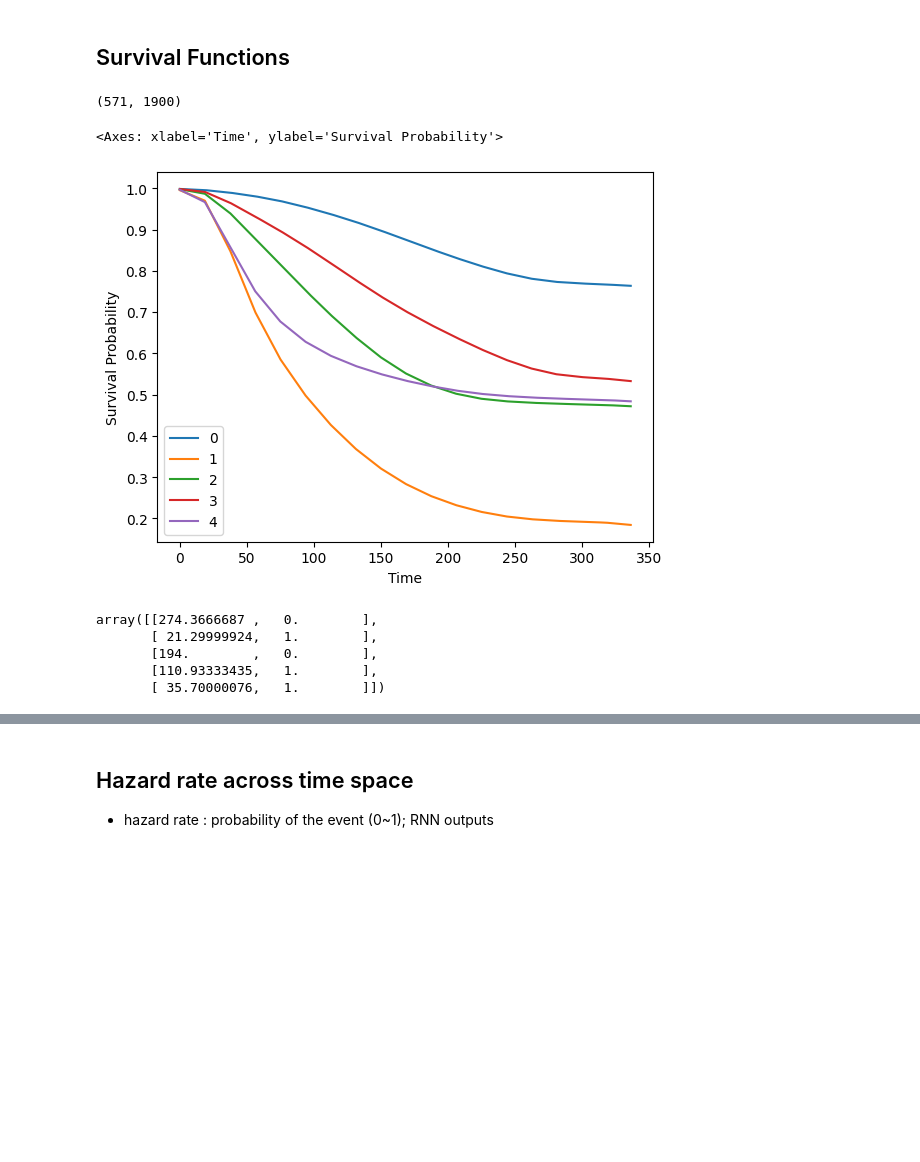
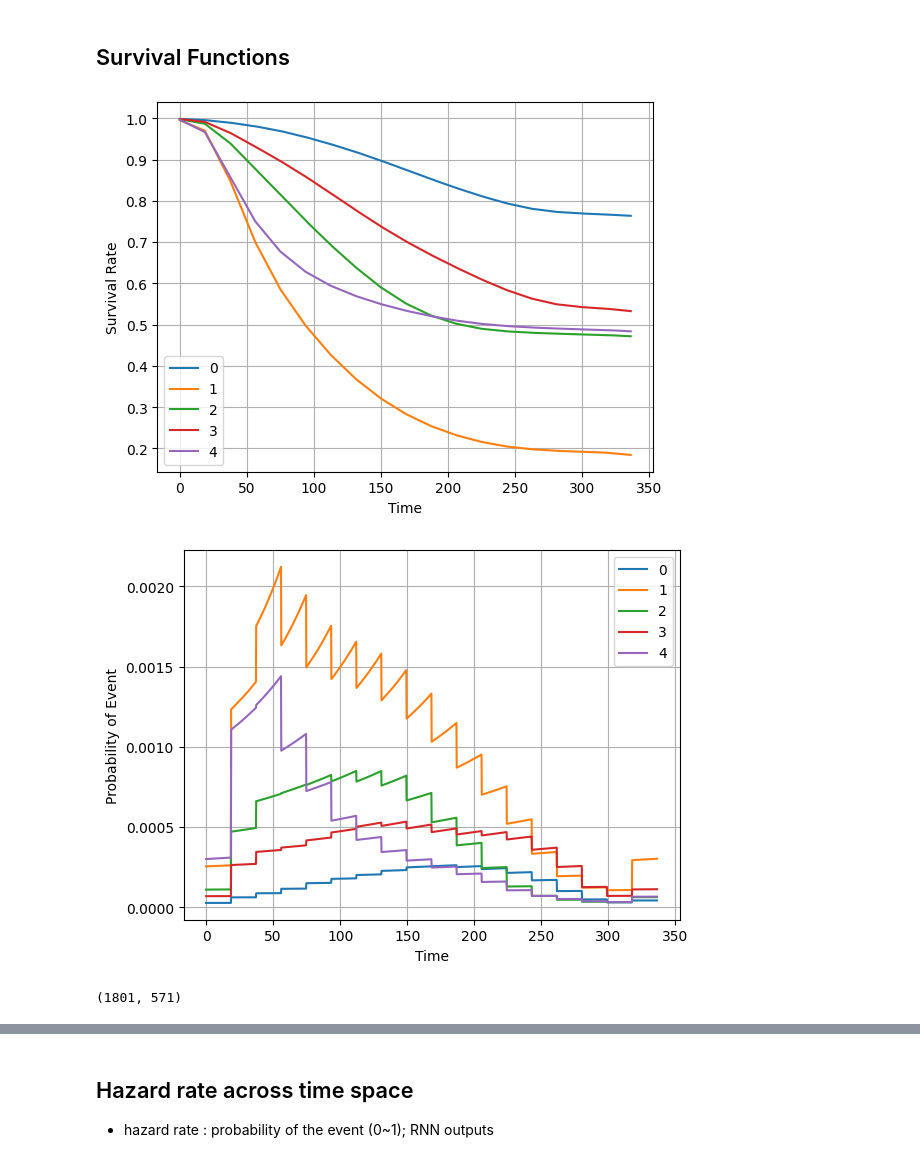
Before and after one commit to youhs4554/TRANS-TFI, a Jupyter notebook: experiments/result_analysis.ipynb, the cells around one changed output, grey strips where cells are left out. Drawn from its saved outputs; the diff is of its cells as text; code cells hidden in the pictures; blank space fills up the shorter version.

```diff
--- a/experiments/result_analysis.ipynb
+++ b/experiments/result_analysis.ipynb
@@ -32,16 +32,10 @@ def inference(model_name, dataset, time_range='full', experiment_root='../experi
     ev.evaluate(surv, x_test, y_test)
     labtrans = trainer.labtrans
 
-    return surv, model, x_test, y_test, labtrans
+    return surv, model, x_test, y_test, labtrans, trainer
 # %%
-surv, model, x_test, y_test, labtrans = inference('BTDSA', dataset='metabric',
+surv, model, x_test, y_test, labtrans, trainer = inference('BTDSA', dataset='metabric',
                                                   experiment_root='../tests' # will be changed to ../experiments
                                                  )
 # %% [markdown]
 ## Survival Functions
-# %%
-import pandas as pd
-surv = surv[:, :-1]
-print(surv.shape)
-# %% [output]
-(571, 1900)
@@ -50,17 +42,32 @@ from pycox.models import utils
 # %%
-duration_index = model.duration_index[:-1]
-index = utils.make_subgrid(duration_index, 100)
-surv_df = pd.DataFrame(surv.transpose()[:len(index)], index)
+from pycox.models import utils
+import pandas as pd
+
+def plot_interpolated_survival_curve(surv, model, n_samples=5):
+    surv = surv[:, :-1]
+    duration_index = model.duration_index[:-1]
+    index = utils.make_subgrid(duration_index, 100)
+    surv_df = pd.DataFrame(surv.transpose()[:len(index)], index)
+    surv_df.iloc[:, :n_samples].plot(xlabel='Time', ylabel="Survival Rate", grid=True)
+    return surv_df
+
+def plot_hazard_from_surv(surv_df, model, n_samples=5):
+    hazard = (surv_df.diff(periods=-1, axis=0) / surv_df)
+    hazard.iloc[:, :n_samples].plot(xlabel='Time', ylabel='Probability of Event', grid=True)
-# %%
-surv_df.iloc[:, :5].plot(xlabel='Time', ylabel="Survival Probability")
-# %% [output]
-<Axes: xlabel='Time', ylabel='Survival Probability'>
-[figure, removed]
-# %%
-y_test[:5]
-# %% [output]
-array([[274.3666687 ,   0.        ],
-       [ 21.29999924,   1.        ],
-       [194.        ,   0.        ],
-       [110.93333435,   1.        ],
-       [ 35.70000076,   1.        ]])
+# %%
+n_samples = 5
+if trainer.interpolate_discrete_times:
+    surv_df = plot_interpolated_survival_curve(surv, model, n_samples=n_samples)
+    hazard = (surv_df.diff(periods=-1, axis=0) / surv_df)
+    hazard.iloc[:, :n_samples].plot(xlabel='Time', ylabel='Probability of Event', grid=True)
+else:
+    surv_df = surv.iloc[:-1, :n_samples]
+    surv_df.plot(xlabel='Time', ylabel="Survival Probability", grid=True)
+    plot_hazard_from_surv(surv_df, model, n_samples=n_samples)
+# %% [output]
+[figure, added]
+[figure, added]
+# %%
+hazard.shape
+# %% [output]
+(1801, 571)
```
Also changed, not shown: parts of 5 cells of this notebook, 1 other file.
